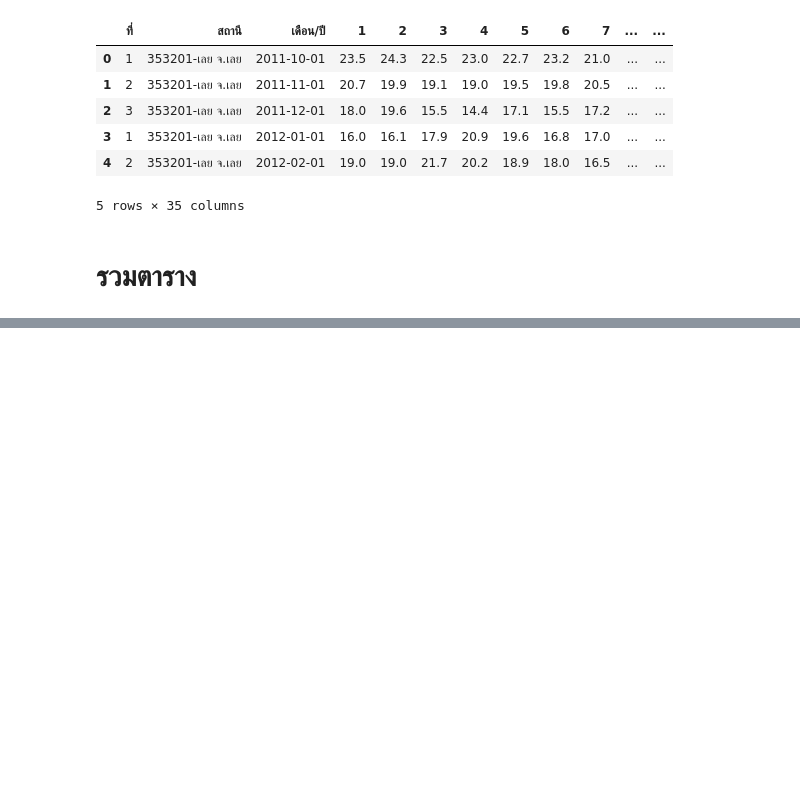
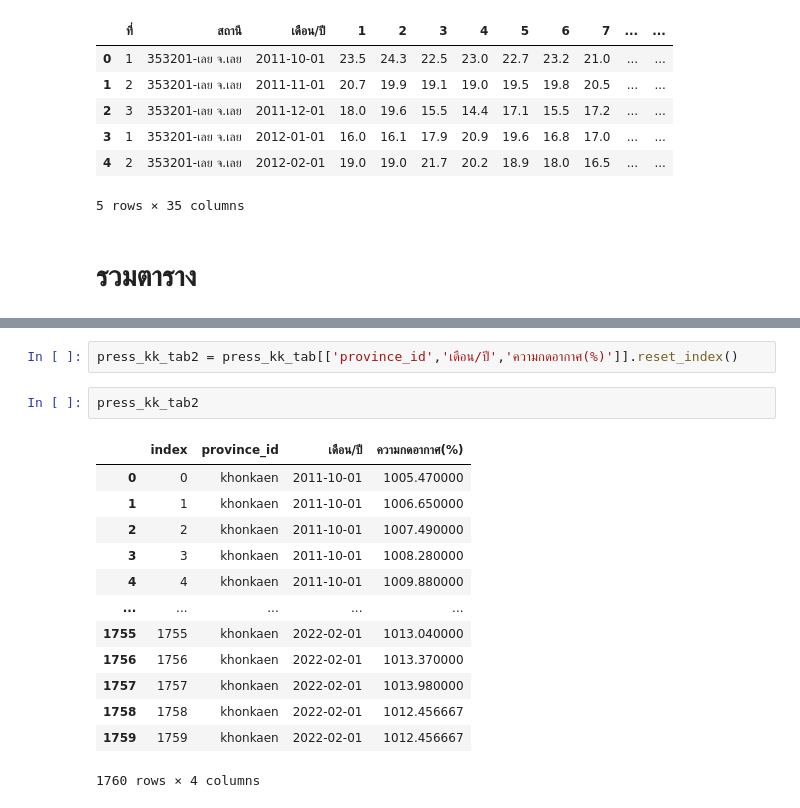
Before and after one commit to Aingon14/BSC_DPDM23, a Jupyter notebook: midterm_bscdpdm23.ipynb, the cells around one changed output, grey strips where cells are left out. Drawn from its saved outputs; the diff is of its cells as text; blank space fills up the shorter version.

```diff
--- a/midterm_bscdpdm23.ipynb
+++ b/midterm_bscdpdm23.ipynb
@@ -1818,0 +1860,18 @@ low_lei.head()
+# %%
+press_kk_tab2 = press_kk_tab[['province_id','เดือน/ปี','ความกดอากาศ(%)']].reset_index()
+# %%
+press_kk_tab2
+# %% [output]
+|  | index | province_id | เดือน/ปี | ความกดอากาศ(%) |
+| 0 | 0 | khonkaen | 2011-10-01 | 1005.470000 |
+| 1 | 1 | khonkaen | 2011-10-01 | 1006.650000 |
+| 2 | 2 | khonkaen | 2011-10-01 | 1007.490000 |
+| 3 | 3 | khonkaen | 2011-10-01 | 1008.280000 |
+| 4 | 4 | khonkaen | 2011-10-01 | 1009.880000 |
+| ... | ... | ... | ... | ... |
+| 1755 | 1755 | khonkaen | 2022-02-01 | 1013.040000 |
+| 1756 | 1756 | khonkaen | 2022-02-01 | 1013.370000 |
+| 1757 | 1757 | khonkaen | 2022-02-01 | 1013.980000 |
+| 1758 | 1758 | khonkaen | 2022-02-01 | 1012.456667 |
+| 1759 | 1759 | khonkaen | 2022-02-01 | 1012.456667 |
+1760 rows × 4 columns
```
Also changed, not shown: parts of 2 cells of this notebook.
